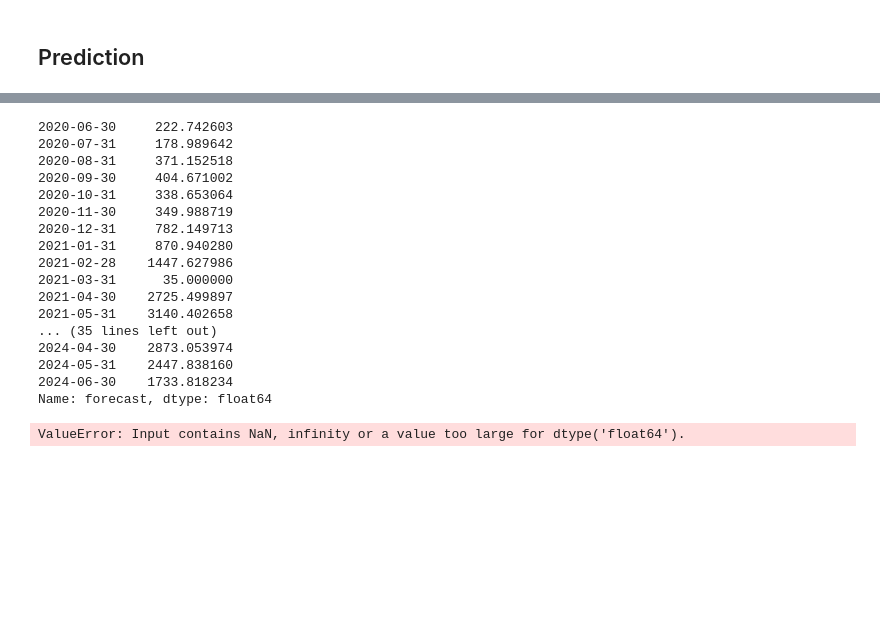
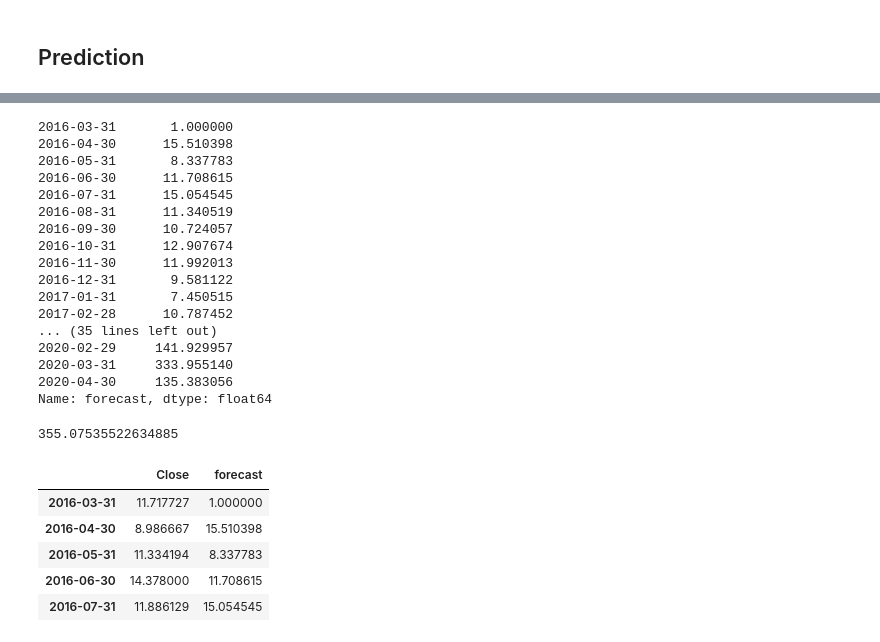
Before and after one commit to Jeffrin-J/crypto-price-predictor, a Jupyter notebook: backend/server/bitcoin-price-prediction-by-arima.ipynb, the cells around one changed output, grey strips where cells are left out. Saved outputs shown, nothing was run; the diff lists cells and outputs as text; code cells hidden in the pictures; blank space fills up the shorter version.

```diff
--- a/backend/server/bitcoin-price-prediction-by-arima.ipynb
+++ b/backend/server/bitcoin-price-prediction-by-arima.ipynb
@@ -265,26 +208,29 @@ plt.show()
 # %%
-df_month2.forecast.tail(50)
+df_month2.forecast.head(50)
 # %% [output]
-2020-06-30     222.742603
-2020-07-31     178.989642
-2020-08-31     371.152518
-2020-09-30     404.671002
-2020-10-31     338.653064
-2020-11-30     349.988719
-2020-12-31     782.149713
-2021-01-31     870.940280
-2021-02-28    1447.627986
-2021-03-31      35.000000
-2021-04-30    2725.499897
-2021-05-31    3140.402658
+2016-03-31       1.000000
+2016-04-30      15.510398
+2016-05-31       8.337783
+2016-06-30      11.708615
+2016-07-31      15.054545
+2016-08-31      11.340519
+2016-09-30      10.724057
+2016-10-31      12.907674
+2016-11-30      11.992013
+2016-12-31       9.581122
+2017-01-31       7.450515
+2017-02-28      10.787452
 ... (35 lines left out)
-2024-04-30    2873.053974
-2024-05-31    2447.838160
-2024-06-30    1733.818234
+2020-02-29     141.929957
+2020-03-31     333.955140
+2020-04-30     135.383056
 Name: forecast, dtype: float64
+# %%
+df_month2 = df_month2[['Close', 'forecast']]
+df_month2.dropna(inplace=True)
 # %%
 from sklearn import metrics
 
-metrics.mean_squared_error(df_month2.Close, df_month2.forecast)
+np.sqrt(metrics.mean_squared_error(df_month2.Close, df_month2.forecast))
 # %% [output]
-ValueError: Input contains NaN, infinity or a value too large for dtype('float64').
+355.07535522634885
@@ -290,0 +242,9 @@ ValueError: Input contains NaN, infinity or a value too large for dtype('float64
+# %%
+df_month2.head()
+# %% [output]
+|  | Close | forecast |
+| 2016-03-31 | 11.717727 | 1.000000 |
+| 2016-04-30 | 8.986667 | 15.510398 |
+| 2016-05-31 | 11.334194 | 8.337783 |
+| 2016-06-30 | 14.378000 | 11.708615 |
+| 2016-07-31 | 11.886129 | 15.054545 |
```
Also changed, not shown: parts of 29 cells of this notebook, 2 other files.
